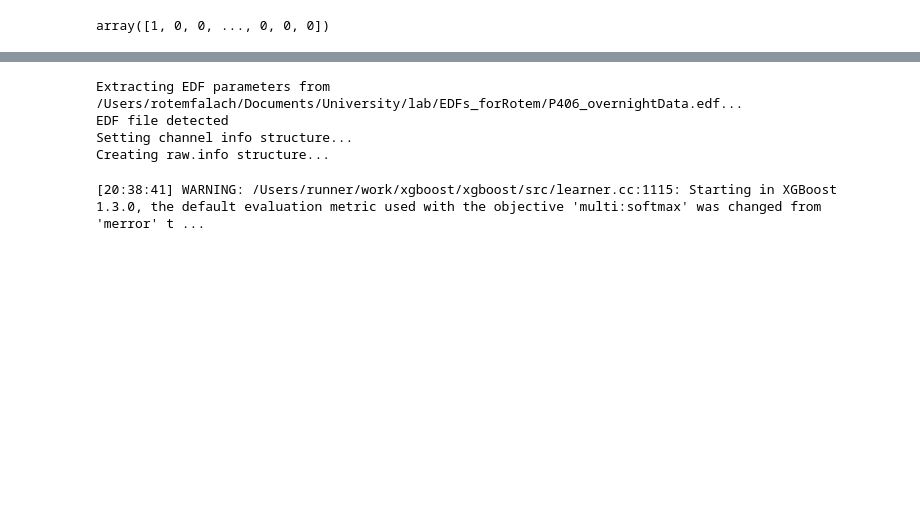
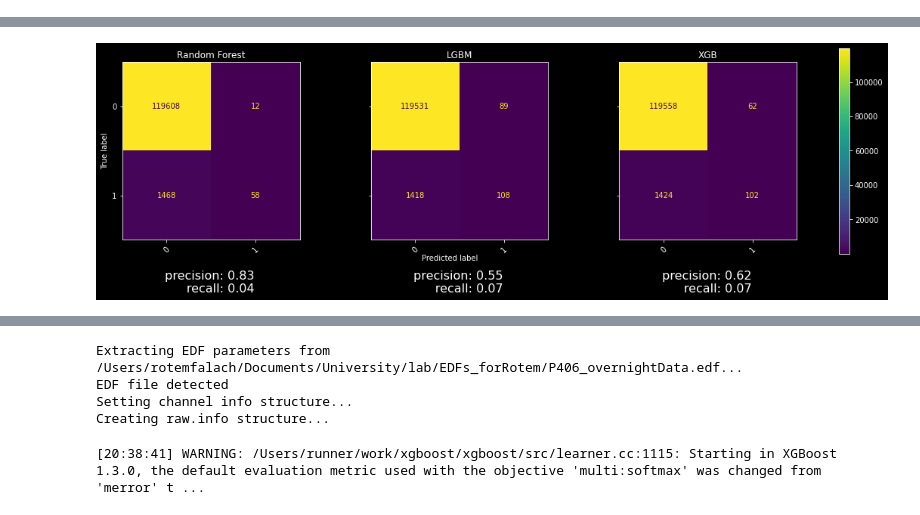
Before and after one commit to The1per/spikes_notebooks, a Jupyter notebook: scalp_model.ipynb, the cells around one changed output, grey strips where cells are left out. Drawn from its saved outputs; the diff is of its cells as text; code cells hidden in the pictures; blank space fills up the shorter version.

Commit message:
some results using forest, compare sides

```diff
--- a/scalp_model.ipynb
+++ b/scalp_model.ipynb
@@ -16,8 +16,9 @@ import joblib
 plt.style.use('dark_background')
 pd.options.display.precision = 10
 # %%
-joblib_file = 'model_try.pkl'
-jl_model = joblib.load(joblib_file)
+joblib_file = 'lgbm_model_multichannel.pkl'
+# model = joblib.load(joblib_file)
+model = joblib.load('forest.pkl')
 features_names = pd.read_csv('features.csv').columns.tolist()
 # %%
 ####################
@@ -92,4 +161,0 @@ len(np.where(np.array(y_402_bi_prob)==True))
-# %%
-np.array(y_402_bi_prob)
-# %% [output]
-array([1, 0, 0, ..., 0, 0, 0])
@@ -95,0 +169,44 @@ array([1, 0, 0, ..., 0, 0, 0])
+# %%
+feat_eog2 = get_all_feat_eog('2')
+feat_eog1 = get_all_feat_eog('1')
+clear_output()
+# %%
+y_all_right = get_all_y_multi_channel_side('R')
+y_all_left = get_all_y_multi_channel_side('L')
+clear_output()
+# %%
+# EOG2 and right spikes, Forest spike prediction
+X_train, X_test, y_train, y_test = train_test_split(feat_eog2, y_all_right, stratify=y_all_right, random_state=20)
+
+classifiers_2_right = {
+    "Random Forest": RandomForestClassifier(),
+    "LGBM": LGBMClassifier(),
+    "XGB": xgb.XGBClassifier(objective="multi:softmax", num_class=2, use_label_encoder=False),
+}
+
+f, axes = plt.subplots(1, len(classifiers_2_right), figsize=(20, 5), sharey='row')
+
+for i, (key, classifier) in enumerate(classifiers_2_right.items()):
+    y_pred = classifier.fit(X_train, y_train).predict(X_test)
+    cf_matrix = confusion_matrix(y_test, y_pred)
+    metrics = get_metrics(cf_matrix)
+    disp = ConfusionMatrixDisplay(cf_matrix)
+    disp.plot(ax=axes[i], xticks_rotation=45)
+    text = """precision: {0}
+              recall: {1}""".format(str('{0:.2f}'.format(metrics['precision'])), str('{0:.2f}'.format(metrics['recall'])))
+    axes[i].annotate(text, xy=(1, 0), xycoords='axes fraction', fontsize=16,
+                     xytext=(-60, -40), textcoords='offset points',
+                     ha='right', va='top')
+    disp.ax_.set_title(key)
+    disp.im_.colorbar.remove()
+    disp.ax_.set_xlabel('')
+    if i != 0:
+        disp.ax_.set_ylabel('')
+
+f.text(0.4, 0.1, 'Predicted label', ha='left')
+plt.subplots_adjust(wspace=0.40, hspace=0.1)
+
+
+f.colorbar(disp.im_, ax=axes)
+plt.show()
+# %% [output]
@@ -95,0 +214 @@ array([1, 0, 0, ..., 0, 0, 0])
+[figure, added]
```
Also changed, not shown: parts of 57 cells of this notebook.
